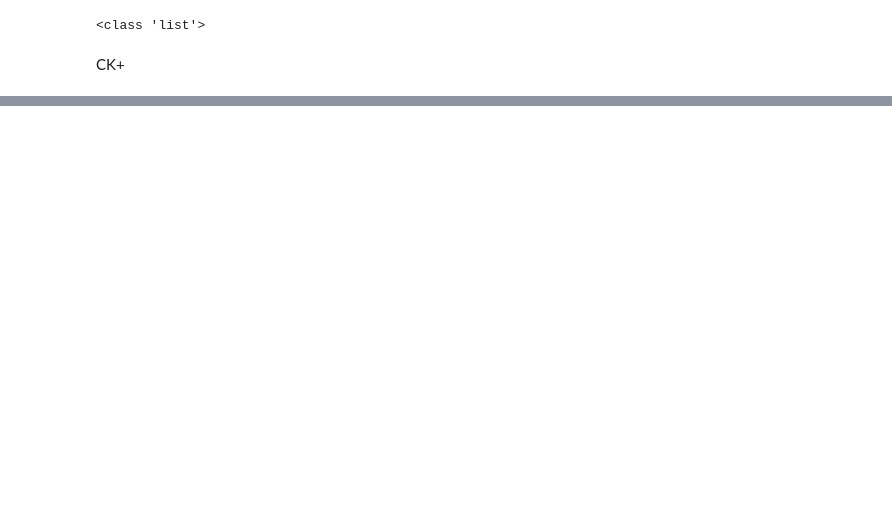
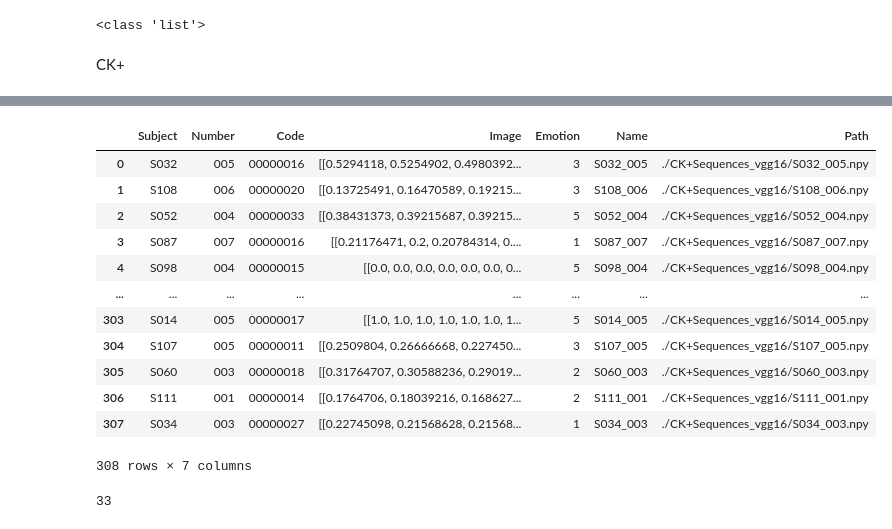
Before and after one commit to ChristianDzRz/Stress-Detection-Thesis, a Jupyter notebook: Video_extraction.ipynb, the cells around one changed output, grey strips where cells are left out. Drawn from its saved outputs; the diff is of its cells as text; code cells hidden in the pictures; blank space fills up the shorter version.

```diff
--- a/Video_extraction.ipynb
+++ b/Video_extraction.ipynb
@@ -318,0 +532,4 @@ Traceback (most recent call last):
+# %%
+files = list_files_recursive("./CK+Sequences_vgg16/", ".npy")
+# %%
+files_df = pd.DataFrame(files, columns=["Path"])
@@ -318,0 +555,20 @@ Traceback (most recent call last):
+# %%
+files_df['Name'] = files_df["Path"].apply(lambda x: x[-12:-4])
+# %%
+CK_Emotions_labels = pd.merge(CK_emotion, files_df, how="inner")
+# %%
+CK_Emotions_labels
+# %% [output]
+|  | Subject | Number | Code | Image | Emotion | Name | Path |
+| 0 | S032 | 005 | 00000016 | [[0.5294118, 0.5254902, 0.4980392... | 3 | S032_005 | ./CK+Sequences_vgg16/S032_005.npy |
+| 1 | S108 | 006 | 00000020 | [[0.13725491, 0.16470589, 0.19215... | 3 | S108_006 | ./CK+Sequences_vgg16/S108_006.npy |
+| 2 | S052 | 004 | 00000033 | [[0.38431373, 0.39215687, 0.39215... | 5 | S052_004 | ./CK+Sequences_vgg16/S052_004.npy |
+| 3 | S087 | 007 | 00000016 | [[0.21176471, 0.2, 0.20784314, 0.... | 1 | S087_007 | ./CK+Sequences_vgg16/S087_007.npy |
+| 4 | S098 | 004 | 00000015 | [[0.0, 0.0, 0.0, 0.0, 0.0, 0.0, 0... | 5 | S098_004 | ./CK+Sequences_vgg16/S098_004.npy |
+| ... | ... | ... | ... | ... | ... | ... | ... |
+| 303 | S014 | 005 | 00000017 | [[1.0, 1.0, 1.0, 1.0, 1.0, 1.0, 1... | 5 | S014_005 | ./CK+Sequences_vgg16/S014_005.npy |
+| 304 | S107 | 005 | 00000011 | [[0.2509804, 0.26666668, 0.227450... | 3 | S107_005 | ./CK+Sequences_vgg16/S107_005.npy |
+| 305 | S060 | 003 | 00000018 | [[0.31764707, 0.30588236, 0.29019... | 2 | S060_003 | ./CK+Sequences_vgg16/S060_003.npy |
+| 306 | S111 | 001 | 00000014 | [[0.1764706, 0.18039216, 0.168627... | 2 | S111_001 | ./CK+Sequences_vgg16/S111_001.npy |
+| 307 | S034 | 003 | 00000027 | [[0.22745098, 0.21568628, 0.21568... | 1 | S034_003 | ./CK+Sequences_vgg16/S034_003.npy |
+308 rows × 7 columns
@@ -318,0 +607,4 @@ Traceback (most recent call last):
+# %%
+len(X_train[1])
+# %% [output]
+33
```
Also changed, not shown: parts of 93 cells of this notebook, 2 other files.
